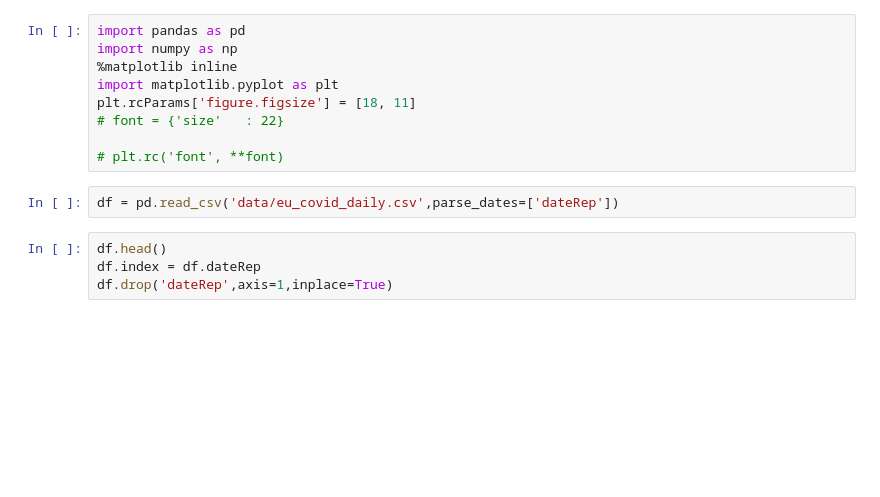
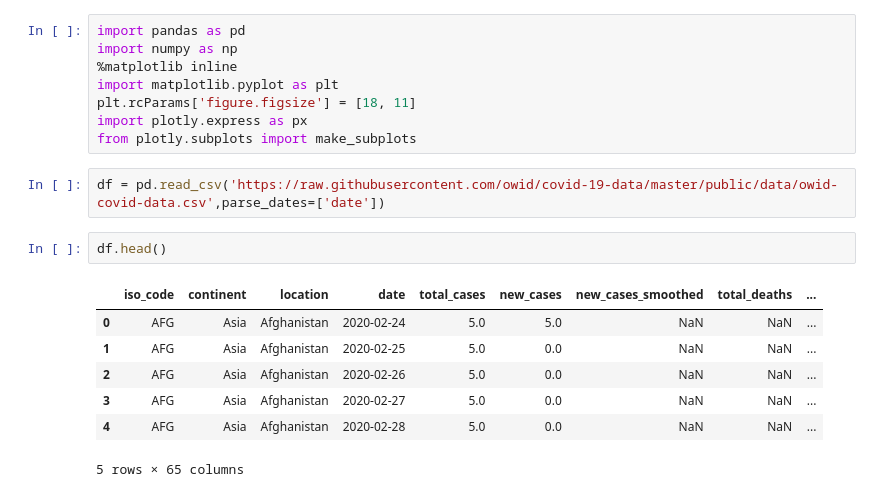
Before and after one commit to manojmanivannan/DataScience, a Jupyter notebook: CovidDaily/EU covid analysis.ipynb, the cells around one changed output. Drawn from its saved outputs; the diff is of its cells as text; blank space fills up the shorter version.

```diff
--- a/CovidDaily/EU covid analysis.ipynb
+++ b/CovidDaily/EU covid analysis.ipynb
@@ -4,13 +7,18 @@ import numpy as np
 %matplotlib inline
 import matplotlib.pyplot as plt
 plt.rcParams['figure.figsize'] = [18, 11]
-# font = {'size'   : 22}
-
-# plt.rc('font', **font)
+import plotly.express as px
+from plotly.subplots import make_subplots
 # %%
-df = pd.read_csv('data/eu_covid_daily.csv',parse_dates=['dateRep'])
+df = pd.read_csv('https://raw.githubusercontent.com/owid/covid-19-data/master/public/data/owid-covid-data.csv',parse_dates=['date'])
 # %%
 df.head()
-df.index = df.dateRep
-df.drop('dateRep',axis=1,inplace=True)
+# %% [output]
+|  | iso_code | continent | location | date | total_cases | new_cases | new_cases_smoothed | total_deaths | ... |
+| 0 | AFG | Asia | Afghanistan | 2020-02-24 | 5.0 | 5.0 | NaN | NaN | ... |
+| 1 | AFG | Asia | Afghanistan | 2020-02-25 | 5.0 | 0.0 | NaN | NaN | ... |
+| 2 | AFG | Asia | Afghanistan | 2020-02-26 | 5.0 | 0.0 | NaN | NaN | ... |
+| 3 | AFG | Asia | Afghanistan | 2020-02-27 | 5.0 | 0.0 | NaN | NaN | ... |
+| 4 | AFG | Asia | Afghanistan | 2020-02-28 | 5.0 | 0.0 | NaN | NaN | ... |
+5 rows × 65 columns
 # %%
```
Also changed, not shown: parts of 10 cells of this notebook, 4 other files.
